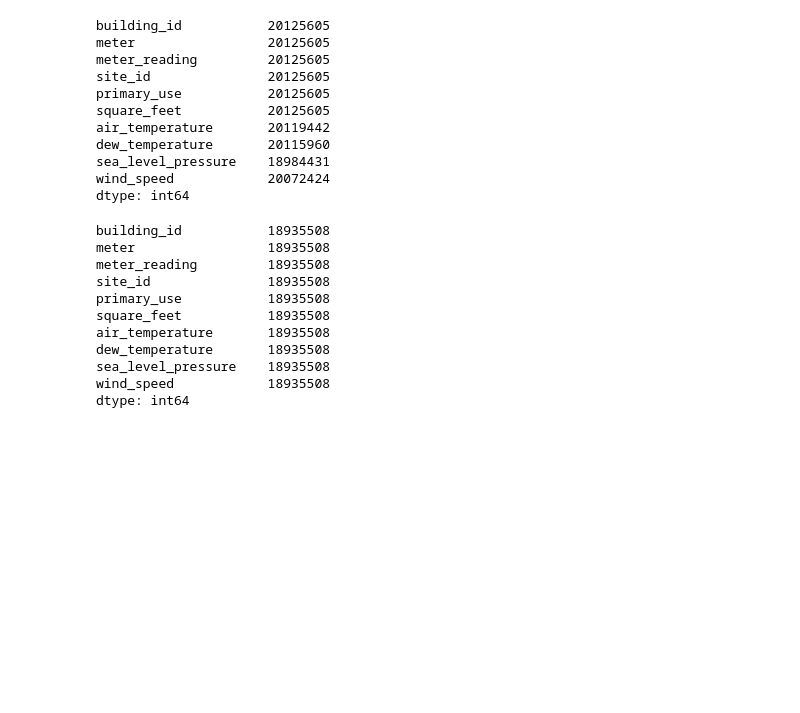
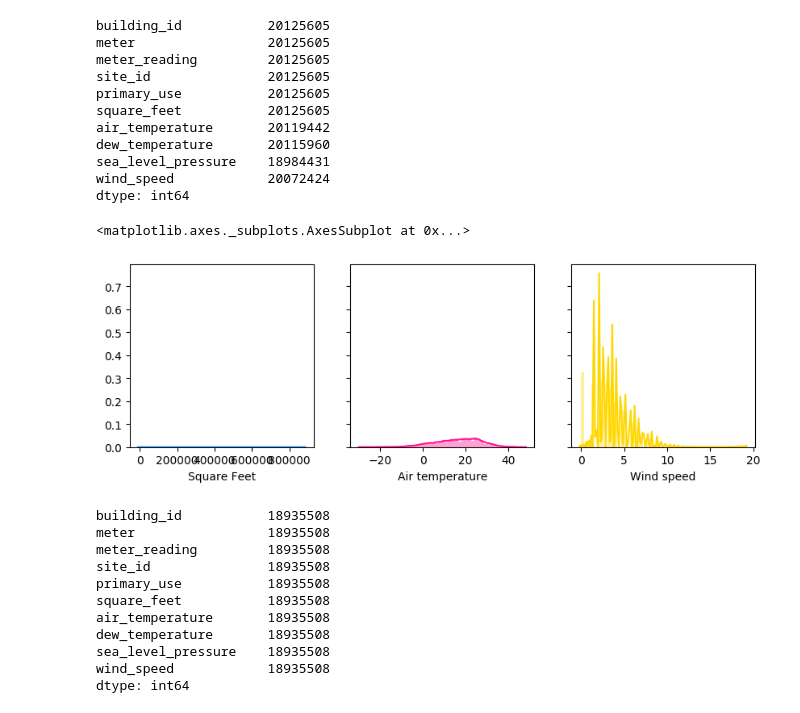
Before and after one commit to gokul1794/ashrae-kaggle, a Jupyter notebook: ashrae_combined.ipynb, the cells around one changed output. Drawn from its saved outputs; the diff is of its cells as text; code cells hidden in the pictures; blank space fills up the shorter version.

```diff
--- a/ashrae_combined.ipynb
+++ b/ashrae_combined.ipynb
@@ -227,6 +220,15 @@ wind_speed            20072424
 dtype: int64
 # %%
 buildings.dropna(inplace=True)
+# %%
+# plot
+fig, axes = plt.subplots(1, 3, figsize=(10, 3), sharey=True, dpi=100)
+sns.distplot(buildings['square_feet'] , color="dodgerblue", ax=axes[0], axlabel='Square Feet')
+sns.distplot(buildings['air_temperature'] , color="deeppink", ax=axes[1], axlabel='Air temperature')
+sns.distplot(buildings['wind_speed'] , color="gold", ax=axes[2], axlabel='Wind speed')
+# %% [output]
+<matplotlib.axes._subplots.AxesSubplot at 0x...>
+[figure, added]
 # %%
 buildings.count()
 # %% [output]
```
Also changed, not shown: parts of 24 cells of this notebook.
